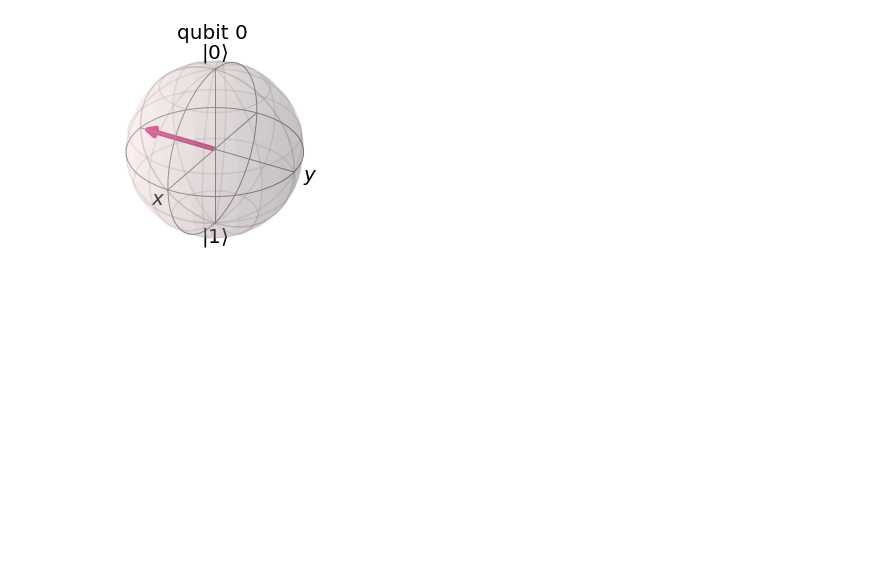
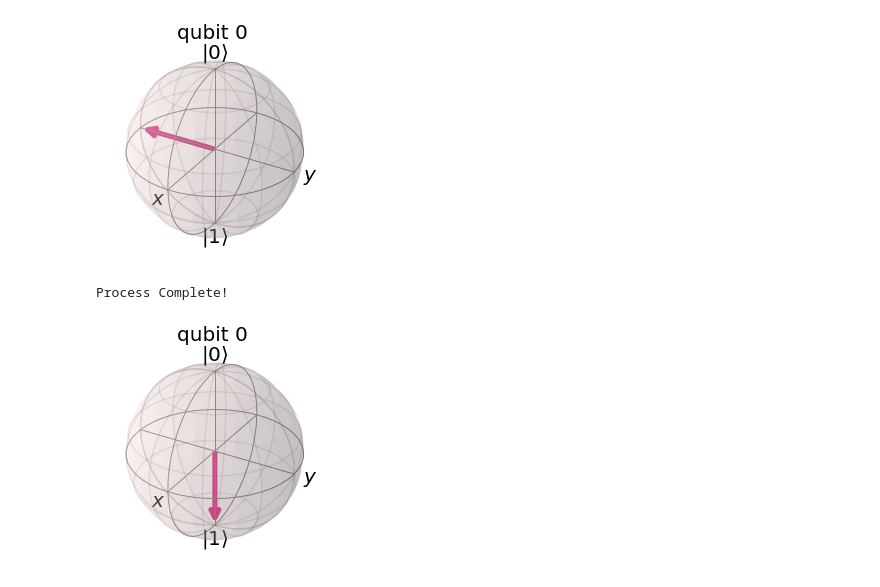
Before and after one commit to Chasmiccoder/IBM-Quantum-Challenges, a Jupyter notebook: Qiskit-Textbook/p02_Representing_Qubit_States.ipynb, the cells around one changed output. Drawn from its saved outputs; the diff is of its cells as text; code cells hidden in the pictures; blank space fills up the shorter version.

Commit message:
Finished bloch sphere explanation'

```diff
--- a/Qiskit-Textbook/p02_Representing_Qubit_States.ipynb
+++ b/Qiskit-Textbook/p02_Representing_Qubit_States.ipynb
@@ -240,3 +240,33 @@ statevector_results = result.get_statevector(qc)
 plot_bloch_multivector(statevector_results)
 # %% [output]
 [figure]
+# %%
+"""
+Exercise: Plot
+|1>
+1/root(2) (|0> + |1>)        [|+>  state]
+1/root(2) (|0> - i|1>)       [|-i> state]
+"""
+import numpy as np
+def plotFunc(initial_state):
+    qc = QuantumCircuit(1)
+    qc.initialize(initial_state, 0)
+
+    statevector_simulator = Aer.get_backend('statevector_simulator')
+
+    result = execute(qc, statevector_simulator).result()
+
+    statevector_results = result.get_statevector(qc)
+    return statevector_results
+
+ket_zero = np.array([1,0])
+ket_one = np.array([0,1])
+
+print("Process Complete!")
+# %% [output]
+Process Complete!
+# %%
+statevector_results = plotFunc(ket_one)
+plot_bloch_multivector(statevector_results)
+# %% [output]
+[figure, added]
```
Also changed, not shown: parts of 4 cells of this notebook, 1 other file.
